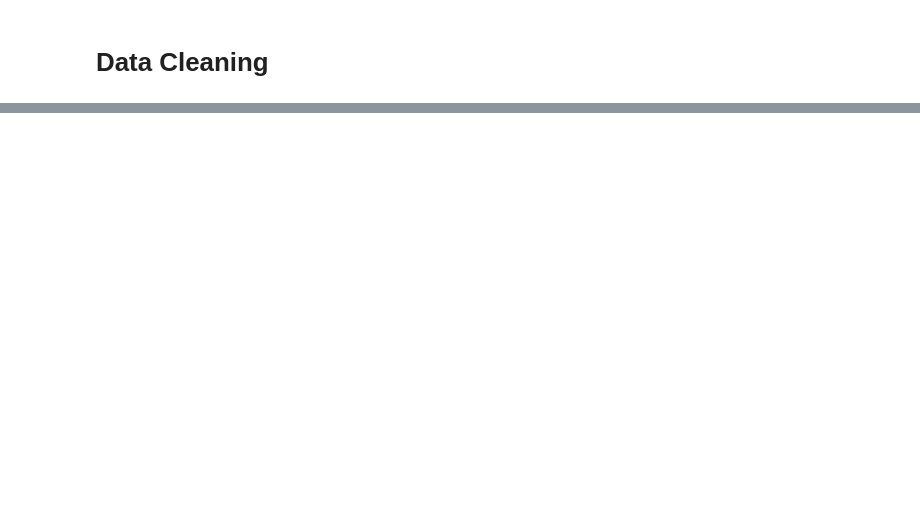
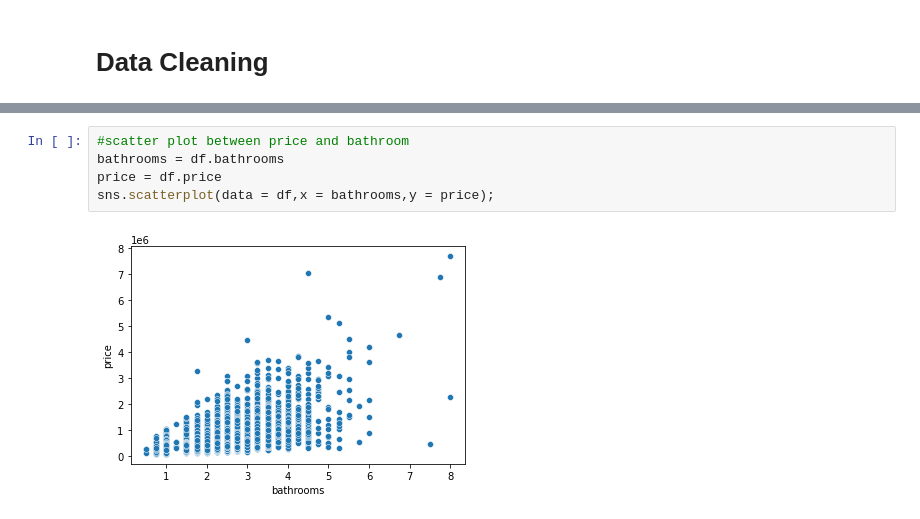
Before and after one commit to Musasia-Ryan/Phase-2-project, a Jupyter notebook: student.ipynb, the cells around one changed output, grey strips where cells are left out. Drawn from its saved outputs; the diff is of its cells as text; blank space fills up the shorter version.

```diff
--- a/student.ipynb
+++ b/student.ipynb
@@ -141,0 +407,7 @@ df.duplicated().sum()
+# %%
+#scatter plot between price and bathroom
+bathrooms = df.bathrooms
+price = df.price
+sns.scatterplot(data = df,x = bathrooms,y = price);
+# %% [output]
+[figure, added]
```
Also changed, not shown: parts of 148 cells of this notebook.
